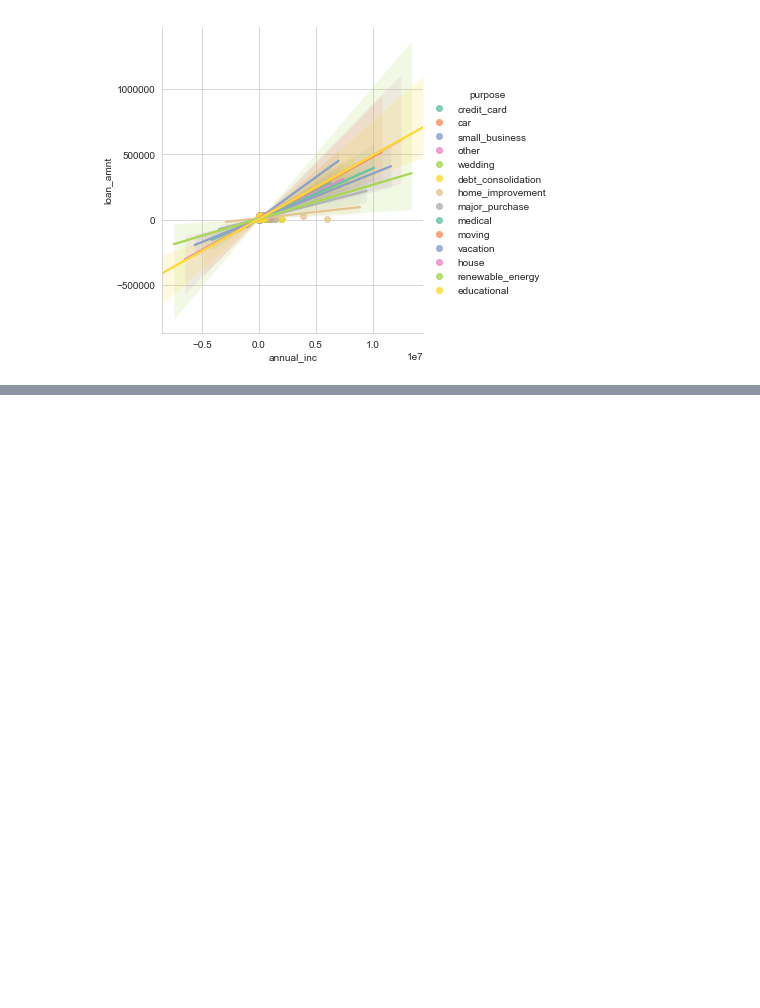
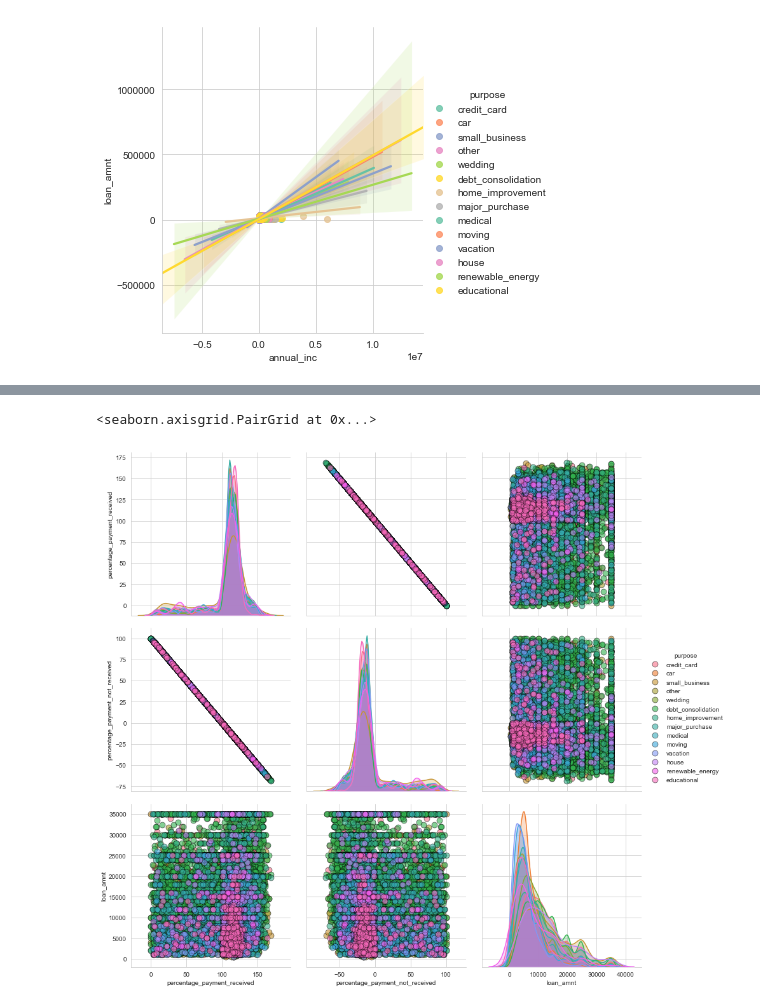
Before and after one commit to krishnamurthypranesh/super-duper-tribble, a Jupyter notebook: src/scripts/LoanDatsaset_RR.ipynb, the cells around one changed output, grey strips where cells are left out. Cells and saved outputs as stored; diff of their text form; code cells hidden in the pictures; blank space fills up the shorter version.

```diff
--- a/src/scripts/LoanDatsaset_RR.ipynb
+++ b/src/scripts/LoanDatsaset_RR.ipynb
@@ -343,0 +476,10 @@ loanDF.policy_code.unique()
+# %%
+#
+sns.pairplot(loanDF,
+             vars = ['percentage_payment_received', 'percentage_payment_not_received', 'loan_amnt'],
+             hue = 'purpose', diag_kind = 'kde',
+             plot_kws = {'alpha': 0.6, 's': 80, 'edgecolor': 'k'},
+             size = 4)
+# %% [output]
+<seaborn.axisgrid.PairGrid at 0x...>
+[figure, added]
```
Also changed, not shown: parts of 36 cells of this notebook.
